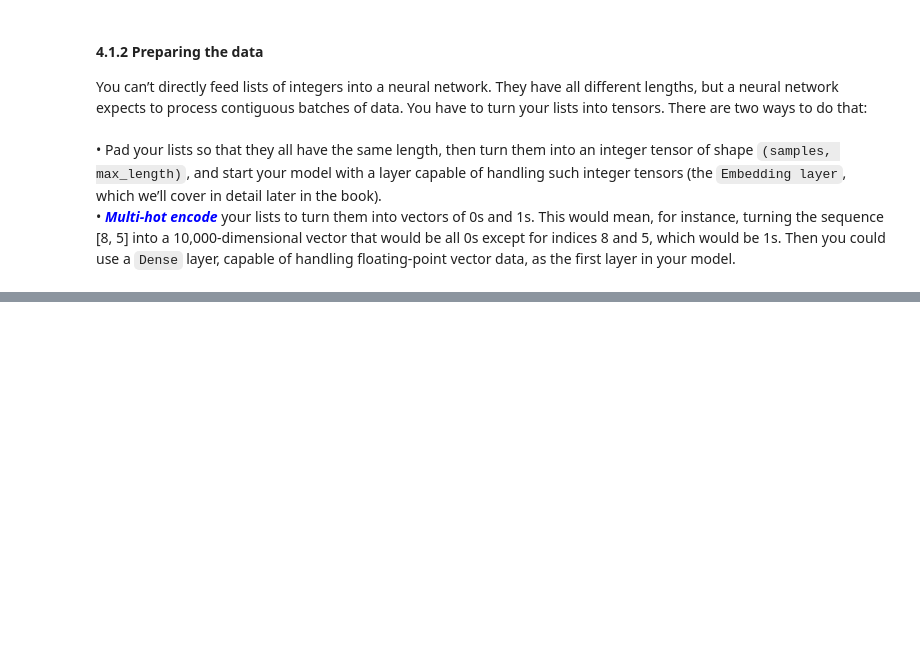
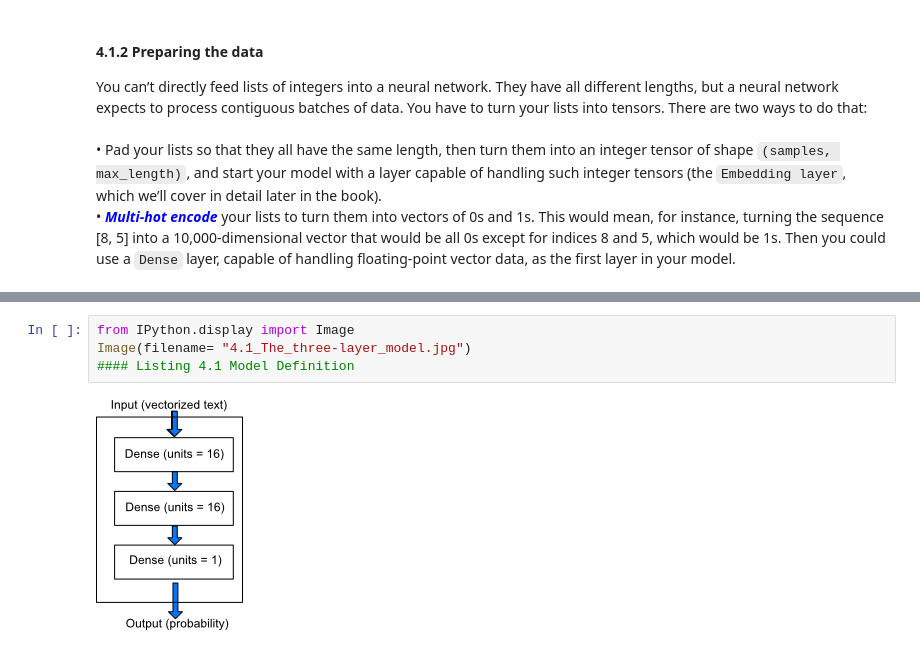
Before and after one commit to InfiniteCuriosity/Deep_Learning_with_Python, a Jupyter notebook: 4. Getting Started with Neural Networks: Classification and Regression.ipynb, the cells around one changed output, grey strips where cells are left out. Saved outputs shown, nothing was run; the diff lists cells and outputs as text; blank space fills up the shorter version.

```diff
--- a/4. Getting Started with Neural Networks: Classification and Regression.ipynb
+++ b/4. Getting Started with Neural Networks: Classification and Regression.ipynb
@@ -66,0 +94,6 @@ x_test = vectorize_sequences(test_data)
+# %%
+from IPython.display import Image
+Image(filename= "4.1_The_three-layer_model.jpg")
+#### Listing 4.1 Model Definition
+# %% [output]
+[figure, added]
```
Also changed, not shown: parts of 26 cells of this notebook.
